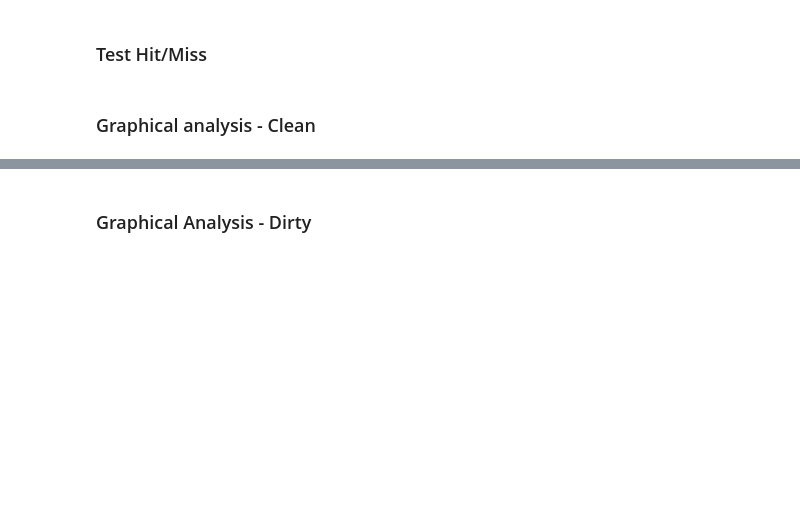
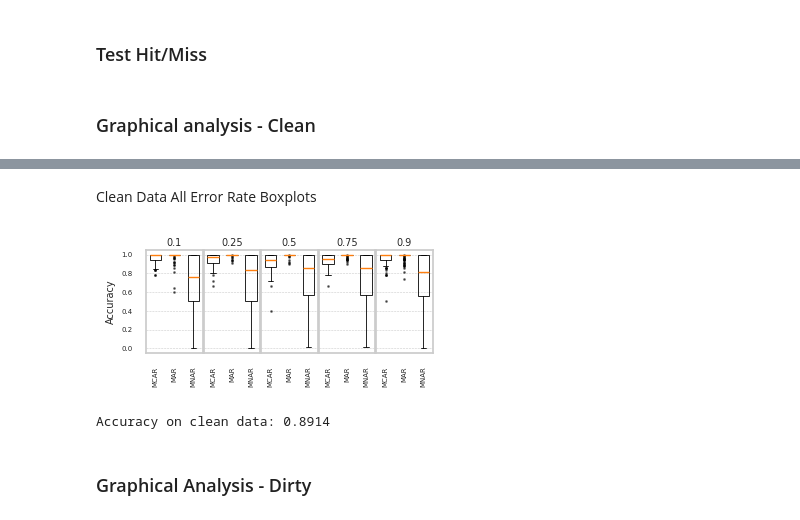
Before and after one commit to calgo-lab/MechDetect, a Jupyter notebook: src/accuracy_analysis.ipynb, the cells around one changed output, grey strips where cells are left out. Drawn from its saved outputs; the diff is of its cells as text; code cells hidden in the pictures; blank space fills up the shorter version.

Commit message:
Refinement of appendix plots

```diff
--- a/src/accuracy_analysis.ipynb
+++ b/src/accuracy_analysis.ipynb
@@ -199,22 +199,3 @@ for dataset_index, dataset_id in enumerate(data_dict.files):
             md_accuracy = np.mean(md_slice)
 
             clean_results[i, j, dataset_index] = md_accuracy
-# %%
-# Mech detect accuracy over various error rates
-fig, axes = plt.subplots(nrows=1, ncols=5, figsize=(20, 6), sharex=True)
-accuracy_clean_data = []
-for i, ax in enumerate(axes):
-    # Collect data for each mechanism across datasets
-    box_data = [clean_results[i,j,:,1] for j in range(3)]
-    accuracy_clean_data.extend(box_data)
-    ax.boxplot(box_data, tick_labels=missingness_mechanisms_for_plotting)
-    ax.set_title(f"Error Rate: {error_rates[i]}", fontweight='bold')
-    ax.grid(True)
-
-fig.suptitle("MechDetect Accuracy Boxplots by Error Rate and Mechanism - Clean Data", fontsize=16, fontweight='bold', y=0.99)
-fig.supylabel("Accuracy", fontweight='bold', x=0.01)
-plt.tight_layout(rect=[0, 0, 1, 1])  # leaves space at the top for suptitle
-fig.savefig("../plots/mechdetect_accuracy_clean_boxplots.pdf", format="pdf", bbox_inches="tight")
-plt.show()
-
-print(f"Accuracy on clean data: {np.array(accuracy_clean_data).mean():.4f}")
@@ -224,3 +202,63 @@ Accuracy on clean data: 0.8914
+# %% [markdown]
+Clean Data All Error Rate Boxplots
+# %%
+# Set Seaborn style
+sns.set_theme(style="whitegrid", font_scale=1.0)
+flierprops = dict(marker='o', markersize=1, markerfacecolor='black', linestyle='none', alpha=0.5)
+median_color = '#ff7f0e'
+
+# Single-column LaTeX figure size
+fig, axes = plt.subplots(ncols=5, figsize=set_size(241.14749, fraction=1.0), sharey=True)
+
+accuracy_clean_data = []
+
+for i, ax in enumerate(axes):
+    box_data = [clean_results[i, j, :, 1] for j in range(3)]
+    accuracy_clean_data.extend(box_data)
+
+    positions = np.arange(1, len(box_data) + 1)
+    ax.boxplot(
+        box_data,
+        positions=positions,
+        flierprops=flierprops,
+        widths=0.6,
+        patch_artist=True,
+        boxprops=dict(facecolor='none', color='black', linewidth=0.6),
+        whiskerprops=dict(color='black', linewidth=0.6),
+        capprops=dict(color='black', linewidth=0.6),
+        medianprops=dict(color=median_color, linewidth=1.0),
+    )
+
+    ax.set_title(error_rates[i], fontsize=7, pad=3)
+    ax.set_xticks(positions)
+    ax.set_xticklabels(
+        missingness_mechanisms_for_plotting,
+        rotation=90,
+        ha='center',
+        fontsize=5
+    )
+    ax.tick_params(axis='y', labelsize=5)
+    ax.grid(axis='y', linestyle='--', linewidth=0.4)
+    ax.grid(axis='x', visible=False)
+
+axes[0].set_ylabel("Accuracy", fontsize=7)
+
+# Tighter layout tuning
+plt.subplots_adjust(
+    left=0.12,
+    right=0.98,
+    bottom=0.38,
+    top=0.88,
+    wspace=0.01
+)
+
+fig.savefig("../plots/mechdetect_accuracy_clean_boxplots.pdf", format="pdf", bbox_inches="tight")
+plt.show()
+
+print(f"Accuracy on clean data: {np.array(accuracy_clean_data).mean():.4f}")
+# %% [output]
+[figure, added]
+Accuracy on clean data: 0.8914
 # %% [markdown]
 ### Graphical Analysis - Dirty
 # %%
```
Also changed, not shown: parts of 4 cells of this notebook, 3 other files.
